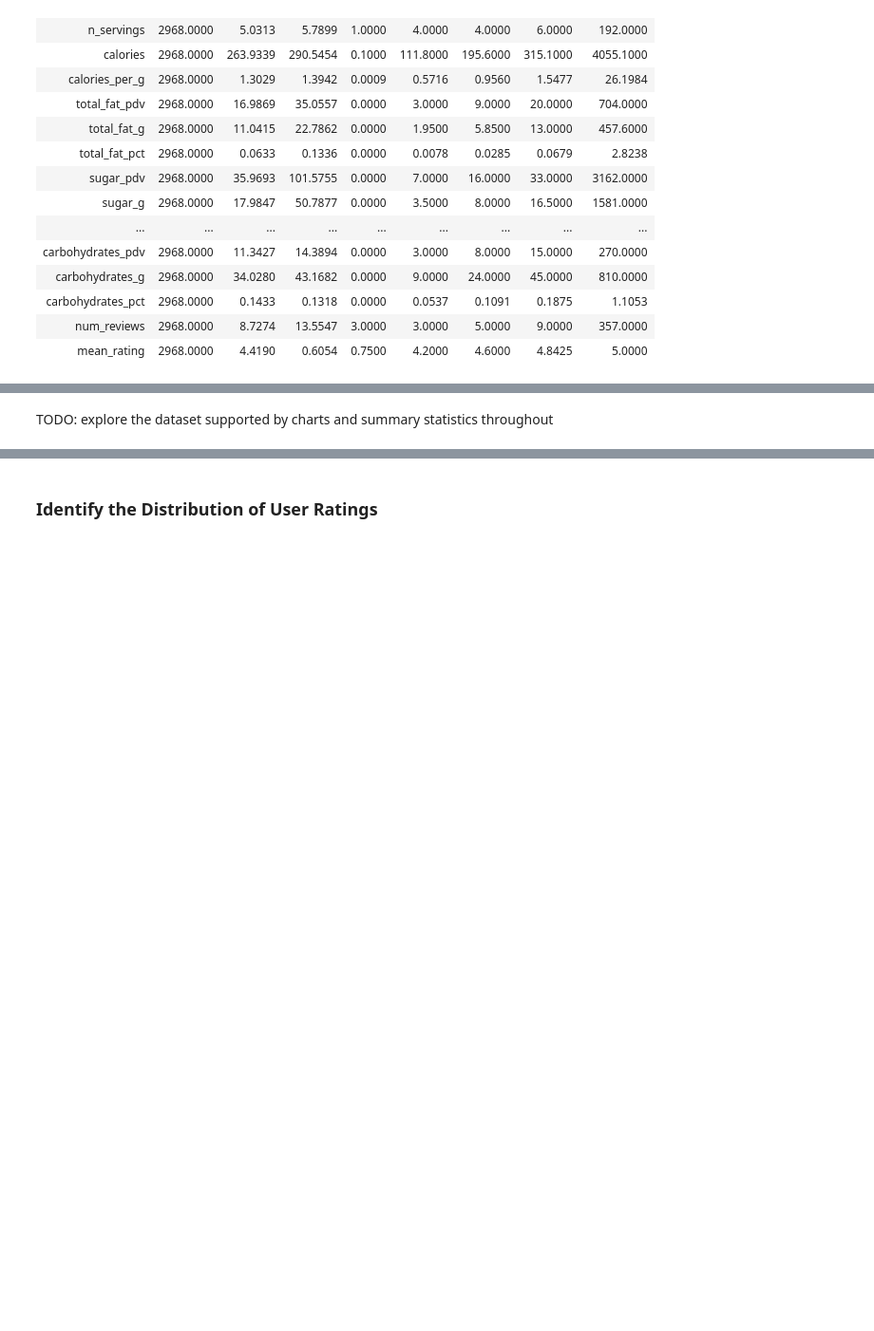
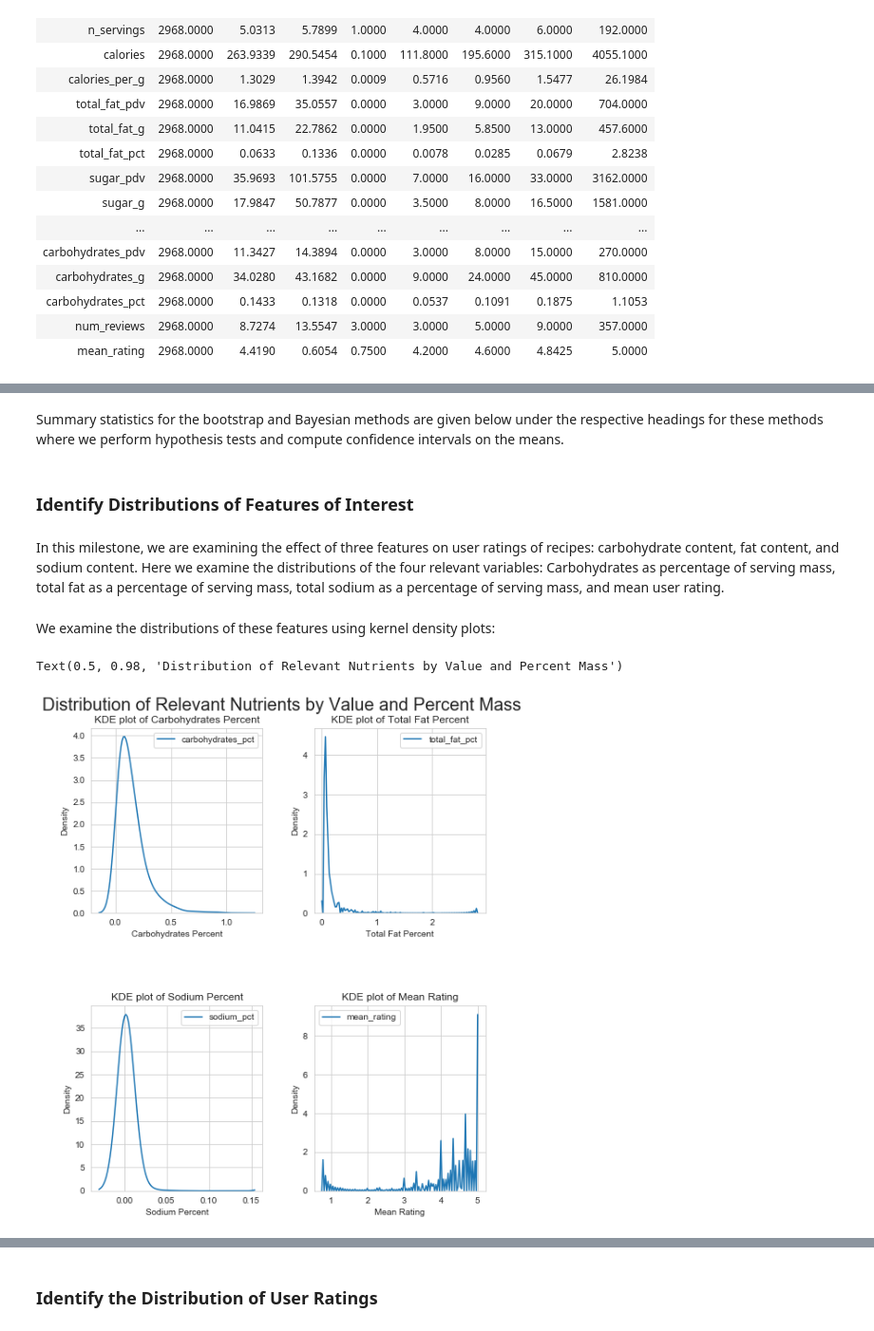
Before and after one commit to pelorenz/data-science-410, a Jupyter notebook: PeterLorenz-M02.ipynb, the cells around one changed output, grey strips where cells are left out. Shown at 95% size. Cells and saved outputs as stored; diff of their text form; code cells hidden in the pictures; blank space fills up the shorter version.

```diff
--- a/PeterLorenz-M02.ipynb
+++ b/PeterLorenz-M02.ipynb
@@ -44,6 +44,19 @@ np.set_printoptions(threshold=sys.maxsize)
 # %% [markdown]
 Declare functions:
 # %%
+# Display kernel density plot for the given column with options
+# Display box plot for the given column
+def show_box_plot(df, col_name, axis, label):
+    axis.boxplot(df.loc[:, col_name])
+    axis.set_title('Box plot of ' + label) # Give the plot a main title
+    axis.set_ylabel(label) # Set  text for y axis
+
+def show_kde_plot(df, col_name, axis, bandwidth, label):
+    sns.kdeplot(df.loc[:, col_name], ax = axis, bw = bandwidth)
+    axis.set_title('KDE plot of ' + label) # Give the plot a main title
+    axis.set_xlabel(label) # Set text for the x axis
+    axis.set_ylabel('Density')# Set text for y axis
+
 # The following functions are from DataScience410/Lecture4/HypothesisTesting_TestsOnMeans
 
 # Perform a two-sided t-test on sample means with summary statistics
@@ -257,2 +268,21 @@ TODO: classical, bootstrap, and Bayesian methods, including for individual tests
-# %% [markdown]
-TODO: explore the dataset supported by charts and summary statistics throughout
+# %% [markdown]
+Summary statistics for the bootstrap and Bayesian methods are given below under the respective headings for these methods where we perform hypothesis tests and compute confidence intervals on the means.
+# %% [markdown]
+### Identify Distributions of Features of Interest
+# %% [markdown]
+In this milestone, we are examining the effect of three features on user ratings of recipes: carbohydrate content, fat content, and sodium content. Here we examine the distributions of the four relevant variables: Carbohydrates as percentage of serving mass, total fat as a percentage of serving mass, total sodium as a percentage of serving mass, and mean user rating.
+# %% [markdown]
+We examine the distributions of these features using kernel density plots:
+# %%
+# Examine distributions of numeric columns via kernel density plots
+fig, ((ax1, ax2), (ax3, ax4)) = plt.subplots(nrows=2, ncols=2, figsize=(8, 8))
+plt.subplots_adjust(wspace=0.3, hspace=0.5, top=0.92, bottom=0.01)
+fig.suptitle('Distribution of Relevant Nutrients by Value and Percent Mass', fontsize='20')
+sns.set_style("whitegrid")
+show_kde_plot(recipes, 'carbohydrates_pct', ax1, 0.05, 'Carbohydrates Percent')
+show_kde_plot(recipes, 'total_fat_pct', ax2, 0.0005, 'Total Fat Percent')
+show_kde_plot(recipes, 'sodium_pct', ax3, 0.01, 'Sodium Percent')
+show_kde_plot(recipes, 'mean_rating', ax4, 0.001, 'Mean Rating')
+# %% [output]
+Text(0.5, 0.98, 'Distribution of Relevant Nutrients by Value and Percent Mass')
+[figure, added]
```
Also changed, not shown: parts of 47 cells of this notebook.
